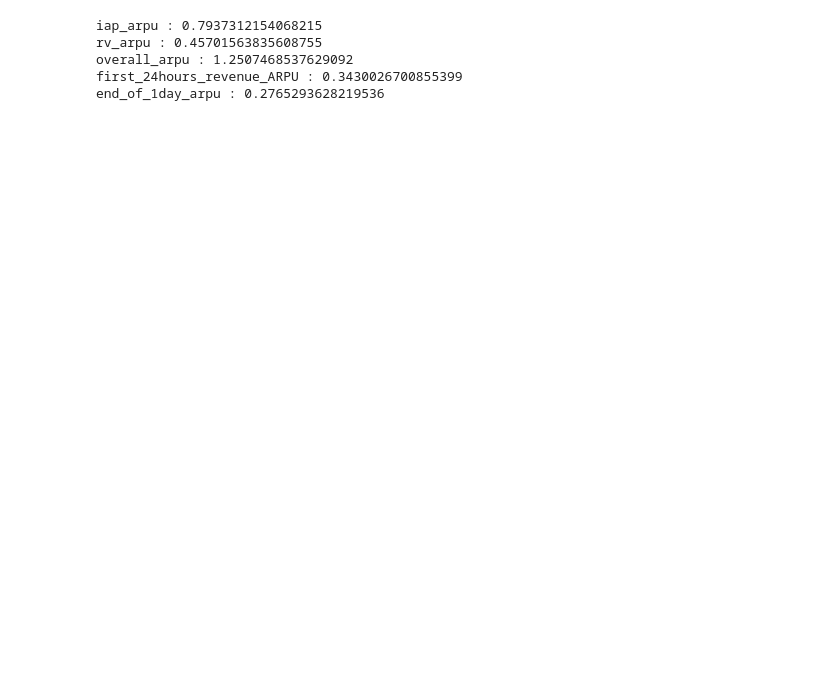
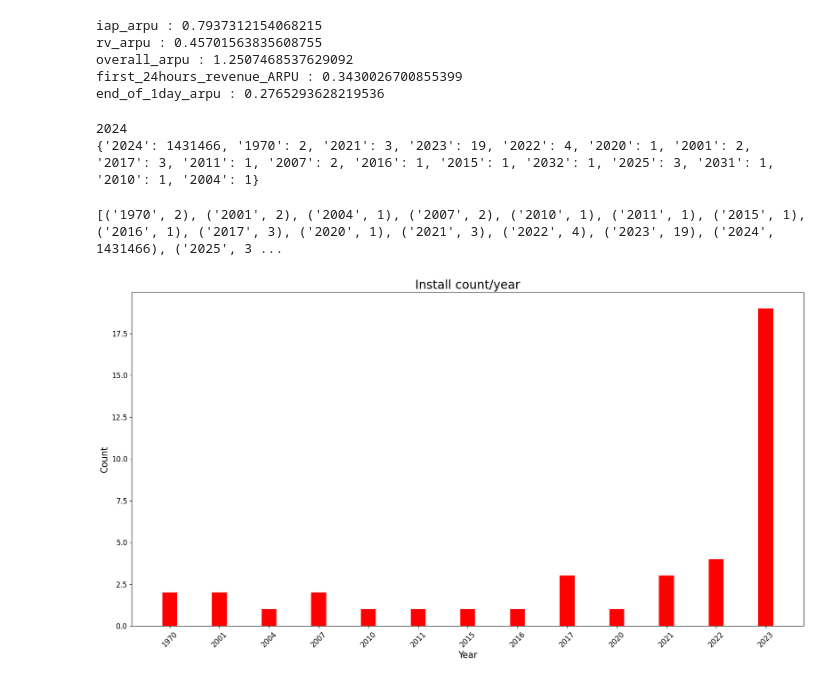
Before and after one commit to mary-khachatryan/User-Revenue-Analytics, a Jupyter notebook: app.ipynb, the cells around one changed output. Saved outputs shown, nothing was run; the diff lists cells and outputs as text; code cells hidden in the pictures; blank space fills up the shorter version.

Commit message:
adding year/install count dashboard

```diff
--- a/app.ipynb
+++ b/app.ipynb
@@ -92,3 +92,40 @@ rv_arpu : 0.45701563835608755
 overall_arpu : 1.2507468537629092
 first_24hours_revenue_ARPU : 0.3430026700855399
 end_of_1day_arpu : 0.2765293628219536
+# %%
+years = [dt.split()[0].split('-')[0] for dt in (df_installs['install_time'])]
+print(years[5])
+dates_dict = {}
+
+unique_dates= pd.Series(years).unique().tolist()
+for i in unique_dates:
+    dates_dict[i] = years.count(i)
+
+print(dates_dict)
+# %% [output]
+2024
+{'2024': 1431466, '1970': 2, '2021': 3, '2023': 19, '2022': 4, '2020': 1, '2001': 2, '2017': 3, '2011': 1, '2007': 2, '2016': 1, '2015': 1, '2032': 1, '2025': 3, '2031': 1, '2010': 1, '2004': 1}
+# %%
+
+
+sorted_data = sorted(dates_dict.items())
+first_13 = sorted_data[:13]
+x = [item[0] for item in first_13]
+y = [item[1] for item in first_13]
+print(sorted_data)
+
+
+plt.figure(figsize=(20, 10))
+plt.bar(x, y, color='red', width=0.3)
+
+plt.title('Install count/year', fontsize=20)
+plt.xlabel('Year', fontsize=15)
+plt.ylabel('Count', fontsize=15)
+
+plt.xticks(rotation=45, fontsize=12)
+plt.yticks(fontsize=12)
+
+plt.show()
+# %% [output]
+[('1970', 2), ('2001', 2), ('2004', 1), ('2007', 2), ('2010', 1), ('2011', 1), ('2015', 1), ('2016', 1), ('2017', 3), ('2020', 1), ('2021', 3), ('2022', 4), ('2023', 19), ('2024', 1431466), ('2025', 3 ...
+[figure, added]
```
Also changed, not shown: parts of 2 cells of this notebook.
